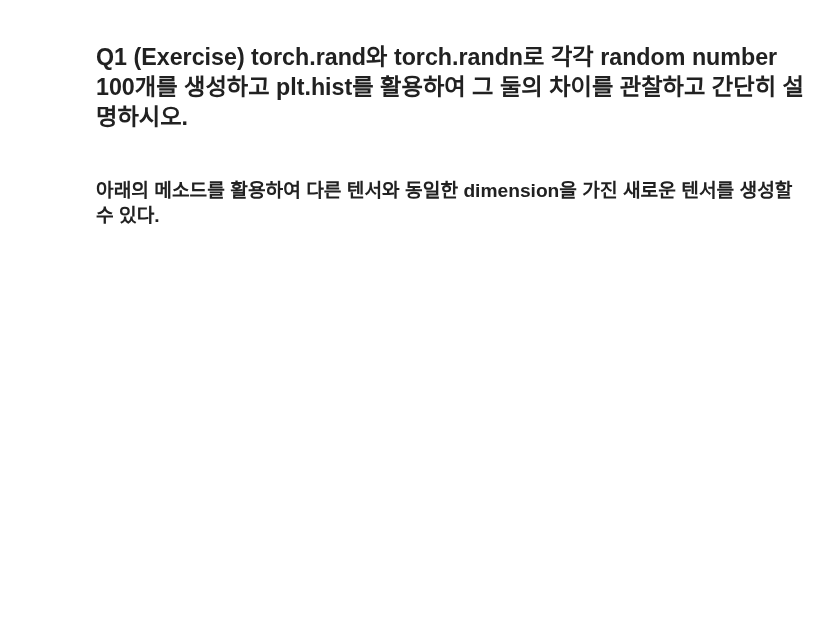
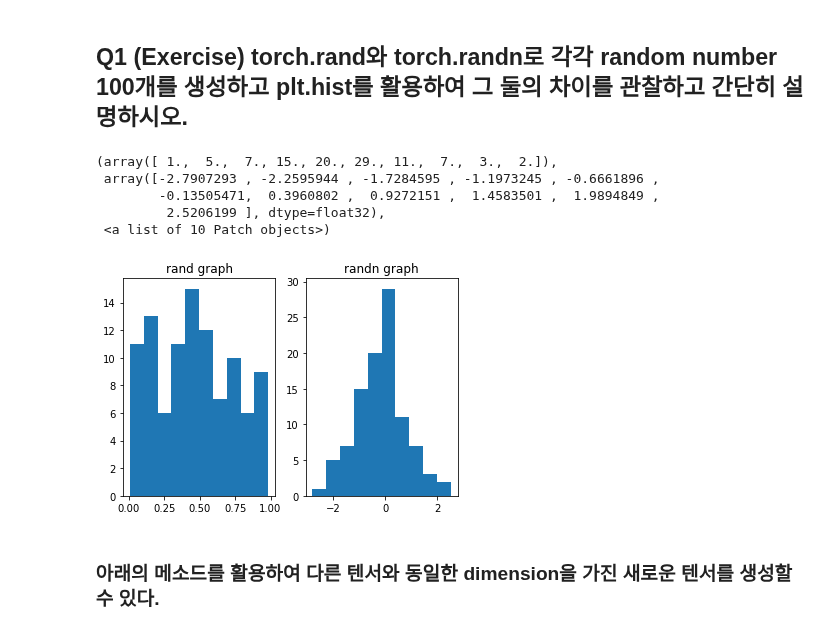
Before and after one commit to KSeungBin/TIL, a Jupyter notebook: cv_exercise/offline_education/Lecture_1_복습_및_실습_과제.ipynb, the cells around one changed output. Saved outputs shown, nothing was run; the diff lists cells and outputs as text; code cells hidden in the pictures; blank space fills up the shorter version.

Commit message:
torch.rand  vs torch.randn

```diff
--- a/cv_exercise/offline_education/Lecture_1_복습_및_실습_과제.ipynb
+++ b/cv_exercise/offline_education/Lecture_1_복습_및_실습_과제.ipynb
@@ -135,3 +155,23 @@ print(f"Tensor b: {b}")
+# %%
+# 아래에 코드를 작성해주세요
+import matplotlib.pyplot as plt
+c = torch.rand(100)
+d = torch.randn(100)
+
+plt.subplot(1,2,1)
+plt.title("rand graph")
+plt.hist(c)
+
+plt.subplot(1,2,2)
+plt.title("randn graph")
+plt.hist(d)
+# %% [output]
+(array([ 1.,  5.,  7., 15., 20., 29., 11.,  7.,  3.,  2.]),
+ array([-2.7907293 , -2.2595944 , -1.7284595 , -1.1973245 , -0.6661896 ,
+        -0.13505471,  0.3960802 ,  0.9272151 ,  1.4583501 ,  1.9894849 ,
+         2.5206199 ], dtype=float32),
+ <a list of 10 Patch objects>)
+[figure, added]
 # %% [markdown]
 ### 아래의 메소드를 활용하여 다른 텐서와 동일한 dimension을 가진 새로운 텐서를 생성할 수 있다.
 # %%
```
Also changed, not shown: parts of 6 cells of this notebook.
